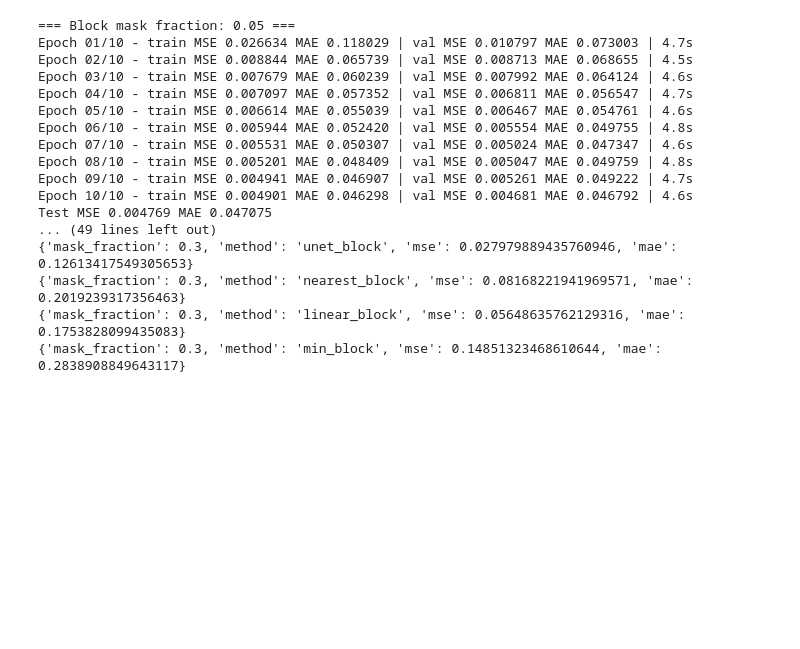
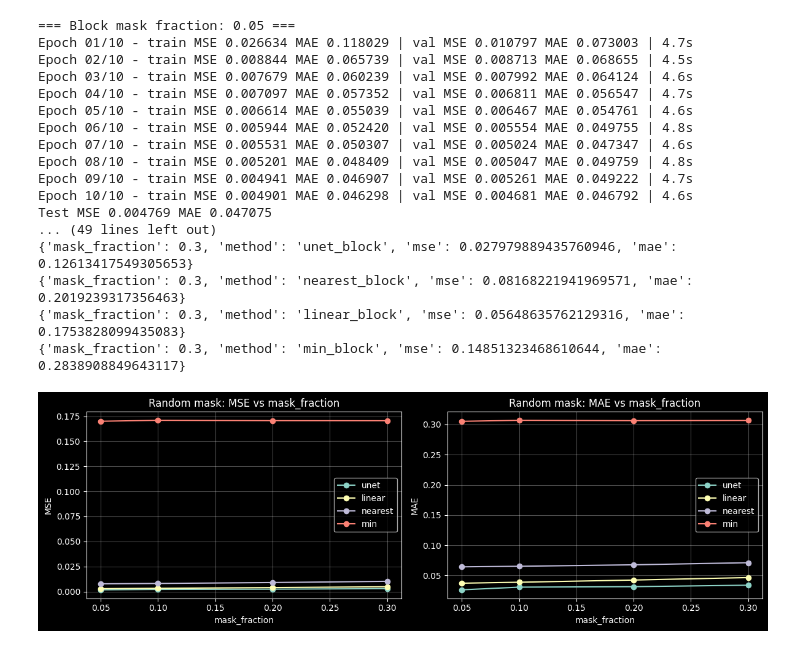
Before and after one commit to adrians127/PdbProject, a Jupyter notebook: pdb_gap_filling_unet.ipynb, the cells around one changed output. Cells and saved outputs as stored; diff of their text form; code cells hidden in the pictures; blank space fills up the shorter version.

```diff
--- a/pdb_gap_filling_unet.ipynb
+++ b/pdb_gap_filling_unet.ipynb
@@ -802,3 +802,85 @@ Test MSE 0.004769 MAE 0.047075
 {'mask_fraction': 0.3, 'method': 'nearest_block', 'mse': 0.08168221941969571, 'mae': 0.2019239317356463}
 {'mask_fraction': 0.3, 'method': 'linear_block', 'mse': 0.05648635762129316, 'mae': 0.1753828099435083}
 {'mask_fraction': 0.3, 'method': 'min_block', 'mse': 0.14851323468610644, 'mae': 0.2838908849643117}
+# %%
+
+import matplotlib.pyplot as plt
+
+
+def _build_series(results_list):
+    fractions = sorted({row["mask_fraction"] for row in results_list})
+    series = {}
+    for row in results_list:
+        method = row["method"]
+        series.setdefault(method, {"mask_fraction": [], "mse": [], "mae": []})
+        series[method]["mask_fraction"].append(row["mask_fraction"])
+        series[method]["mse"].append(row["mse"])
+        series[method]["mae"].append(row["mae"])
+    # sort per method by mask_fraction
+    for method, vals in series.items():
+        order = sorted(range(len(vals["mask_fraction"])), key=lambda i: vals["mask_fraction"][i])
+        for k in ["mask_fraction", "mse", "mae"]:
+            vals[k] = [vals[k][i] for i in order]
+    return fractions, series
+
+
+def _plot_lines(series, metric, ax, title, order=None):
+    methods = order if order is not None else sorted(series.keys())
+    for method in methods:
+        if method not in series:
+            continue
+        ax.plot(
+            series[method]["mask_fraction"],
+            series[method][metric],
+            marker="o",
+            label=method,
+        )
+    ax.set_xlabel("mask_fraction")
+    ax.set_ylabel(metric.upper())
+    ax.set_title(title)
+    ax.grid(True, alpha=0.3)
+    ax.legend()
+
+
+def _plot_improvement(results_list, unet_key, baseline_keys, ax, title):
+    fractions = sorted({row["mask_fraction"] for row in results_list})
+    improvements = []
+    labels = []
+    for frac in fractions:
+        unet_vals = [r["mse"] for r in results_list if r["mask_fraction"] == frac and r["method"] == unet_key]
+        baseline_vals = [r["mse"] for r in results_list if r["mask_fraction"] == frac and r["method"] in baseline_keys]
+        if not unet_vals or not baseline_vals:
+            continue
+        best_baseline = min(baseline_vals)
+        improvement = (best_baseline - unet_vals[0]) / max(1e-12, best_baseline) * 100.0
+        improvements.append(improvement)
+        labels.append(str(frac))
+    ax.bar(labels, improvements, color="#4c72b0")
+    ax.set_xlabel("mask_fraction")
+    ax.set_ylabel("MSE improvement vs best baseline (%)")
+    ax.set_title(title)
+    ax.axhline(0, color="black", linewidth=0.8)
+    ax.grid(True, axis="y", alpha=0.3)
+
+
+def _plot_results_grid(results_list, label, order):
+    _, series = _build_series(results_list)
+    fig, axes = plt.subplots(1, 2, figsize=(12, 4))
+    _plot_lines(series, "mse", axes[0], f"{label}: MSE vs mask_fraction", order)
+    _plot_lines(series, "mae", axes[1], f"{label}: MAE vs mask_fraction", order)
+    plt.tight_layout()
+    plt.show()
+
+
+_plot_results_grid(results, "Random mask", ["unet", "linear", "nearest", "min"])
+
+_plot_results_grid(results_block, "Block mask", ["unet_block", "linear_block", "nearest_block", "min_block"])
+
+# Improvement over best baseline (MSE)
+fig, axes = plt.subplots(1, 2, figsize=(12, 4))
+_plot_improvement(results, "unet", {"linear", "nearest", "min"}, axes[0], "Random mask")
+_plot_improvement(results_block, "unet_block", {"linear_block", "nearest_block", "min_block"}, axes[1], "Block mask")
+plt.tight_layout()
+plt.show()
+# %% [output]
+[figure, added]
```
Also changed, not shown: parts of 1 cell of this notebook.
